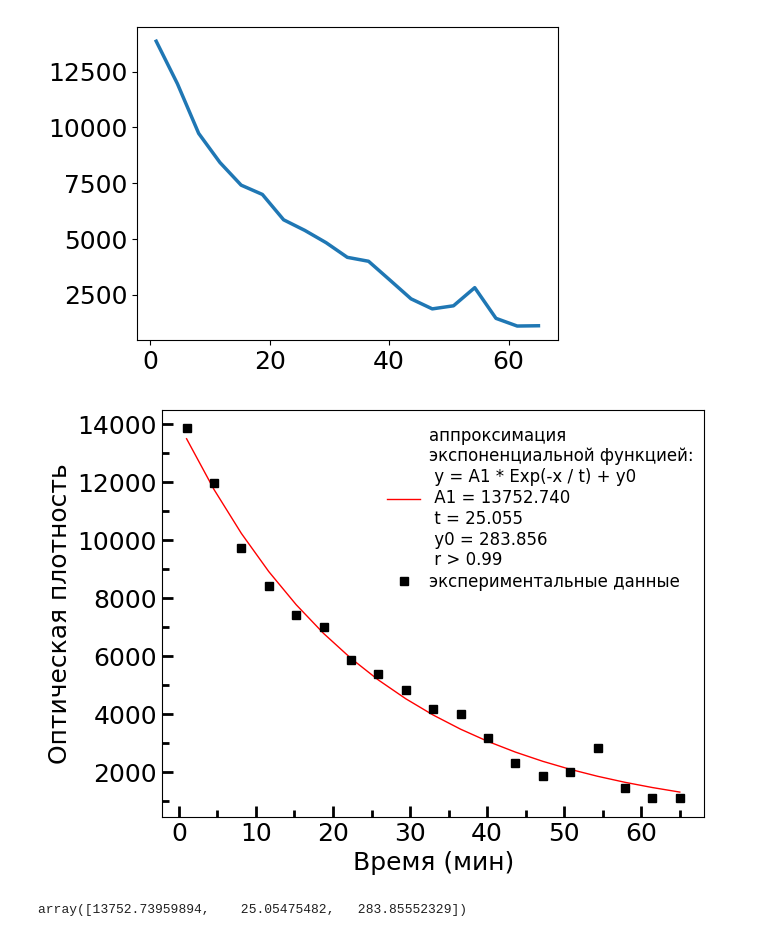
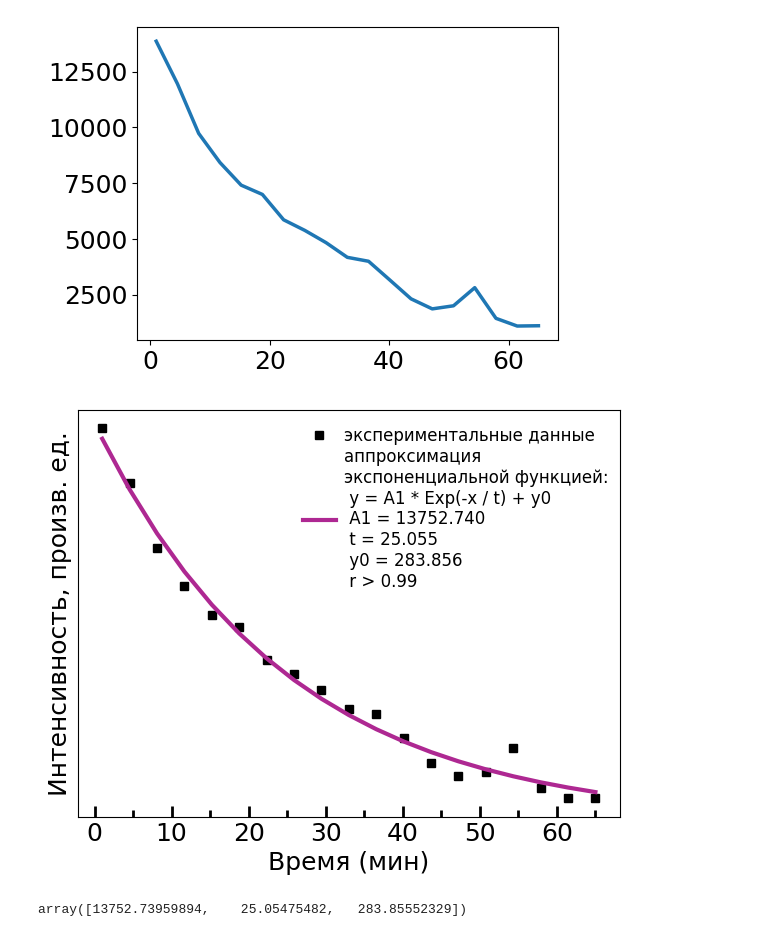
Before and after one commit to smoluakov/DIPLOMA, a Jupyter notebook: DATA_PROCCESING/CD220/EPR_CD220.ipynb, the cells around one changed output. Cells and saved outputs as stored; diff of their text form; code cells hidden in the pictures.

```diff
--- a/DATA_PROCCESING/CD220/EPR_CD220.ipynb
+++ b/DATA_PROCCESING/CD220/EPR_CD220.ipynb
@@ -306,13 +336,0 @@ plt.show()
-# %%
-a = []
-fig = plt.figure(figsize=(10,5))
-verts = []
-for i,name in enumerate(y_names):
-    q = []
-    for j in range(1,len(x)):
-        q.append(integrate.simps(y_full[name][:j], x[:j], dx=x[:j], even='first'))
-    q_1 = []
-    for k in range(1,len(x)):
-        q_1.append(integrate.simps(q[:k], x[:k], dx=x[:k], even='first'))
-    a.append(max(q_1))
-    plt.plot(x[:499],q_1,linewidth=2)
@@ -404,36 +716,37 @@ plt.plot(time, doub_int)
 # %%
 def exponenial_func_1(x, a, b, c):
     return a*np.exp(x/(-b))+c
 
 popt, pcov = scipy.optimize.curve_fit(exponenial_func_1, time,doub_int, bounds=(0, [17000, 30, 1000]))
 
 fig = plt.figure()
 ax = fig.add_axes([0,0,1,1])
 ax.xaxis.set_tick_params(which='major', size=8, width=2, direction='in', bottom='on')
 ax.xaxis.set_tick_params(which='minor', size=5, width=2, direction='in', bottom='on')
 ax.yaxis.set_tick_params(which='major', size=8, width=2, direction='in', left='on')
 ax.yaxis.set_tick_params(which='minor', size=5, width=2, direction='in', left='on')
 
 ax.xaxis.set_major_locator(mpl.ticker.MultipleLocator(10))
 ax.xaxis.set_minor_locator(mpl.ticker.MultipleLocator(5))
 
-ax.yaxis.set_major_locator(mpl.ticker.MultipleLocator(2000))
-ax.yaxis.set_minor_locator(mpl.ticker.MultipleLocator(1000))
+#ax.yaxis.set_major_locator(mpl.ticker.MultipleLocator(2000))
+#ax.yaxis.set_minor_locator(mpl.ticker.MultipleLocator(1000))
 
 ax.set_xlabel('Время (мин)')
-ax.set_ylabel('Оптическая плотность')
+ax.set_ylabel('Интенсивность, произв. ед.')
+ax.set_yticks([])
 
+ax.plot(time,doub_int,'s',markersize=6,markerfacecolor='black',markeredgecolor='black',label='экспериментальные данные')
+ax.plot(time, exponenial_func_1(time, *popt),linewidth= 3, color=cm.plasma(100),
+        label='аппроксимация\nэкспоненциальной функцией:\n y = A1 * Exp(-x / t) + y0 \n A1 = %5.3f\n t = %5.3f\n y0 = %5.3f\n r > 0.99' % tuple(popt))
 
-ax.plot(time, exponenial_func_1(time, *popt),linewidth= 1, color='red',
-        label='аппроксимация\nэкспоненциальной функцией:\n y = A1 * Exp(-x / t) + y0 \n A1 = %5.3f\n t = %5.3f\n y0 = %5.3f\n r > 0.99' % tuple(popt))
-ax.plot(time,doub_int,'s',markersize=6,markerfacecolor='black',markeredgecolor='black',label='экспериментальные данные')
 #ax.text(10,0.25,'(б)',fontsize=25)
 #ax.set_title('Кинетика изменения оптической плотности в полосе поглощения дикатион-радикала в процессе анодной поляризации', pad=14, fontsize=20 )
 ax.legend(bbox_to_anchor=(1.01, 1),fontsize =12,title_fontsize=14)
-plt.savefig(save_fig+'/expfit_relax_rus.png', transparent=False, bbox_inches='tight')
+plt.savefig(save_fig+'/expfit_relax_rus_color_emptyY.png', transparent=False, bbox_inches='tight')
 plt.show()
 # %% [output]
-[figure, old version]
+[figure, new version]
 # %%
 popt
 # %% [output]
```
Also changed, not shown: parts of 41 cells of this notebook, 16 other files.
